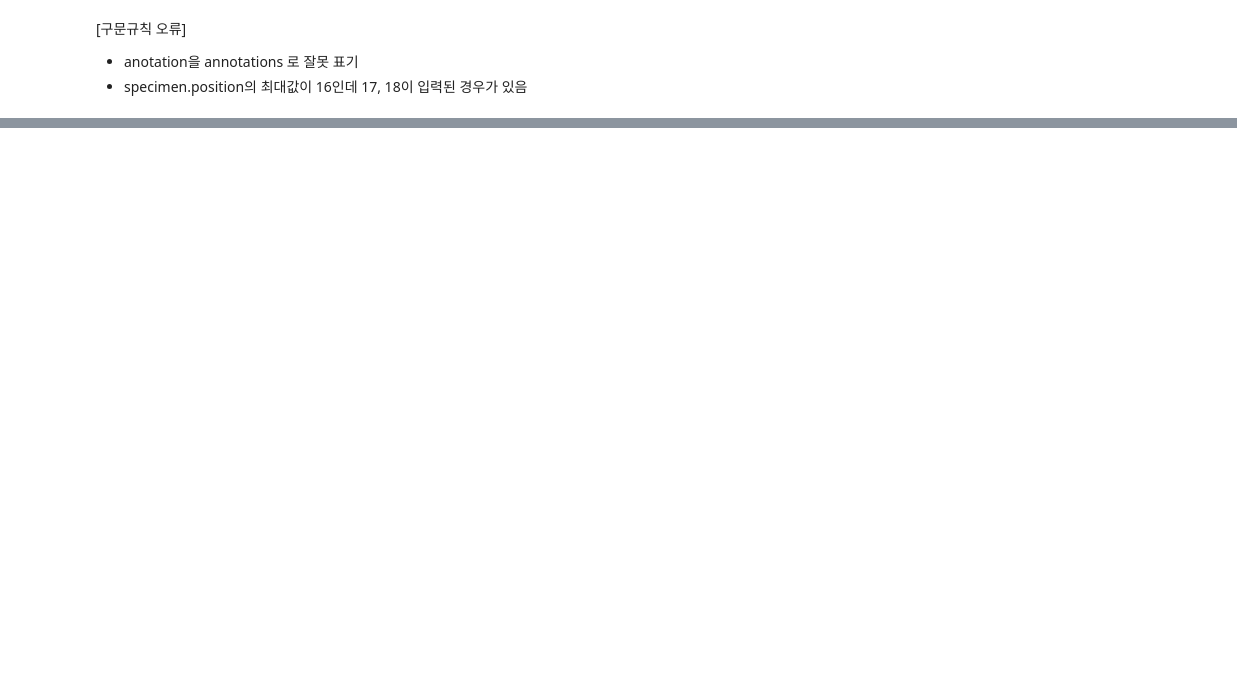
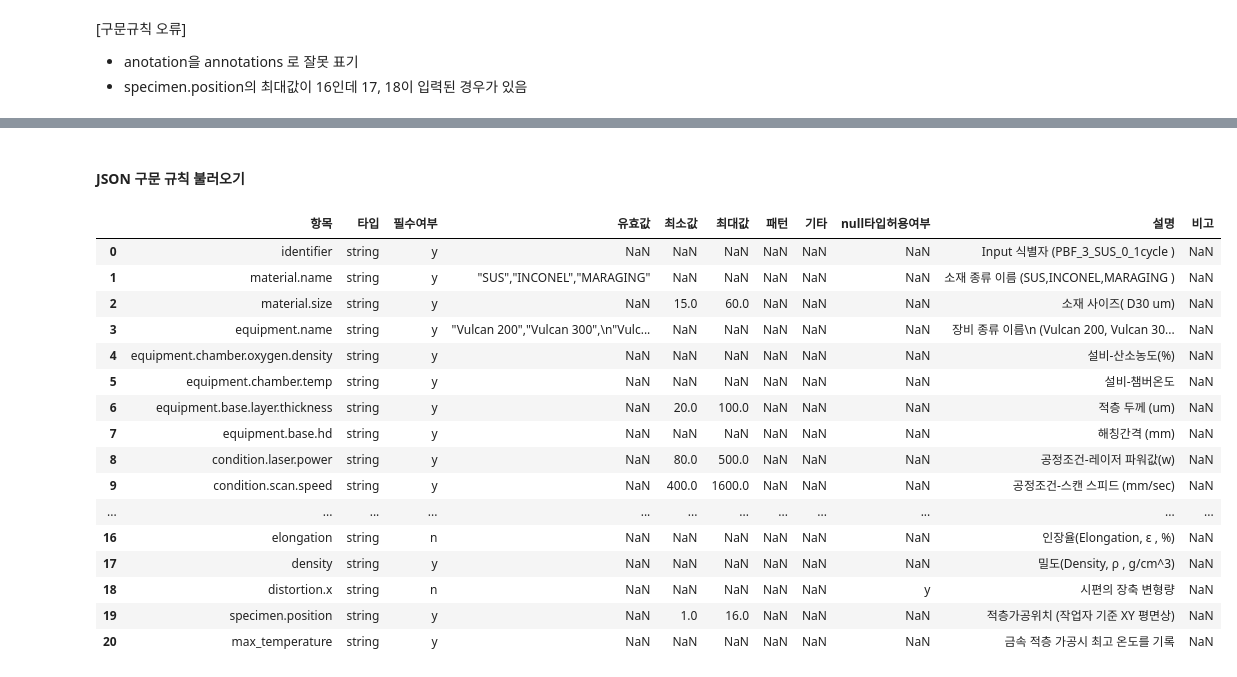
Before and after one commit to c51tech/ai_data_2022, a Jupyter notebook: 03.Check_Raw_Data_20230102_300-500.ipynb, the cells around one changed output, grey strips where cells are left out. Drawn from its saved outputs; the diff is of its cells as text; code cells hidden in the pictures; blank space fills up the shorter version.

```diff
--- a/03.Check_Raw_Data_20230102_300-500.ipynb
+++ b/03.Check_Raw_Data_20230102_300-500.ipynb
@@ -864,0 +912,24 @@ print("특성치 검사 종료")
+# %% [markdown]
+#### JSON 구문 규칙 불러오기
+# %%
+df_temp_desc = pd.read_excel('data_meta_info/용융최대 온도값_temperatrue_value_rule_2022-12-26.xlsx', header=1)
+df_temp_desc.columns = ['항목'] + df_temp_desc.columns[1:].tolist()
+df_temp_desc
+# %% [output]
+|  | 항목 | 타입 | 필수여부 | 유효값 | 최소값 | 최대값 | 패턴 | 기타 | null타입허용여부 | 설명 | 비고 |
+| 0 | identifier | string | y | NaN | NaN | NaN | NaN | NaN | NaN | Input 식별자 (PBF_3_SUS_0_1cycle ) | NaN |
+| 1 | material.name | string | y | "SUS","INCONEL","MARAGING" | NaN | NaN | NaN | NaN | NaN | 소재 종류 이름 (SUS,INCONEL,MARAGING ) | NaN |
+| 2 | material.size | string | y | NaN | 15.0 | 60.0 | NaN | NaN | NaN | 소재 사이즈( D30 um) | NaN |
+| 3 | equipment.name | string | y | "Vulcan 200","Vulcan 300",\n"Vulc... | NaN | NaN | NaN | NaN | NaN | 장비 종류 이름\n (Vulcan 200, Vulcan 30... | NaN |
+| 4 | equipment.chamber.oxygen.density | string | y | NaN | NaN | NaN | NaN | NaN | NaN | 설비-산소농도(%) | NaN |
+| 5 | equipment.chamber.temp | string | y | NaN | NaN | NaN | NaN | NaN | NaN | 설비-챔버온도 | NaN |
+| 6 | equipment.base.layer.thickness | string | y | NaN | 20.0 | 100.0 | NaN | NaN | NaN | 적층 두께 (um) | NaN |
+| 7 | equipment.base.hd | string | y | NaN | NaN | NaN | NaN | NaN | NaN | 해칭간격 (mm) | NaN |
+| 8 | condition.laser.power | string | y | NaN | 80.0 | 500.0 | NaN | NaN | NaN | 공정조건-레이저 파워값(w) | NaN |
+| 9 | condition.scan.speed | string | y | NaN | 400.0 | 1600.0 | NaN | NaN | NaN | 공정조건-스캔 스피드 (mm/sec) | NaN |
+| ... | ... | ... | ... | ... | ... | ... | ... | ... | ... | ... | ... |
+| 16 | elongation | string | n | NaN | NaN | NaN | NaN | NaN | NaN | 인장율(Elongation, ε , %) | NaN |
+| 17 | density | string | y | NaN | NaN | NaN | NaN | NaN | NaN | 밀도(Density, ρ , g/cm^3) | NaN |
+| 18 | distortion.x | string | n | NaN | NaN | NaN | NaN | NaN | y | 시편의 장축 변형량 | NaN |
+| 19 | specimen.position | string | y | NaN | 1.0 | 16.0 | NaN | NaN | NaN | 적층가공위치 (작업자 기준 XY 평면상) | NaN |
+| 20 | max_temperature | string | y | NaN | NaN | NaN | NaN | NaN | NaN | 금속 적층 가공시 최고 온도를 기록 | NaN |
```
Also changed, not shown: parts of 31 cells of this notebook, 14 other files.
